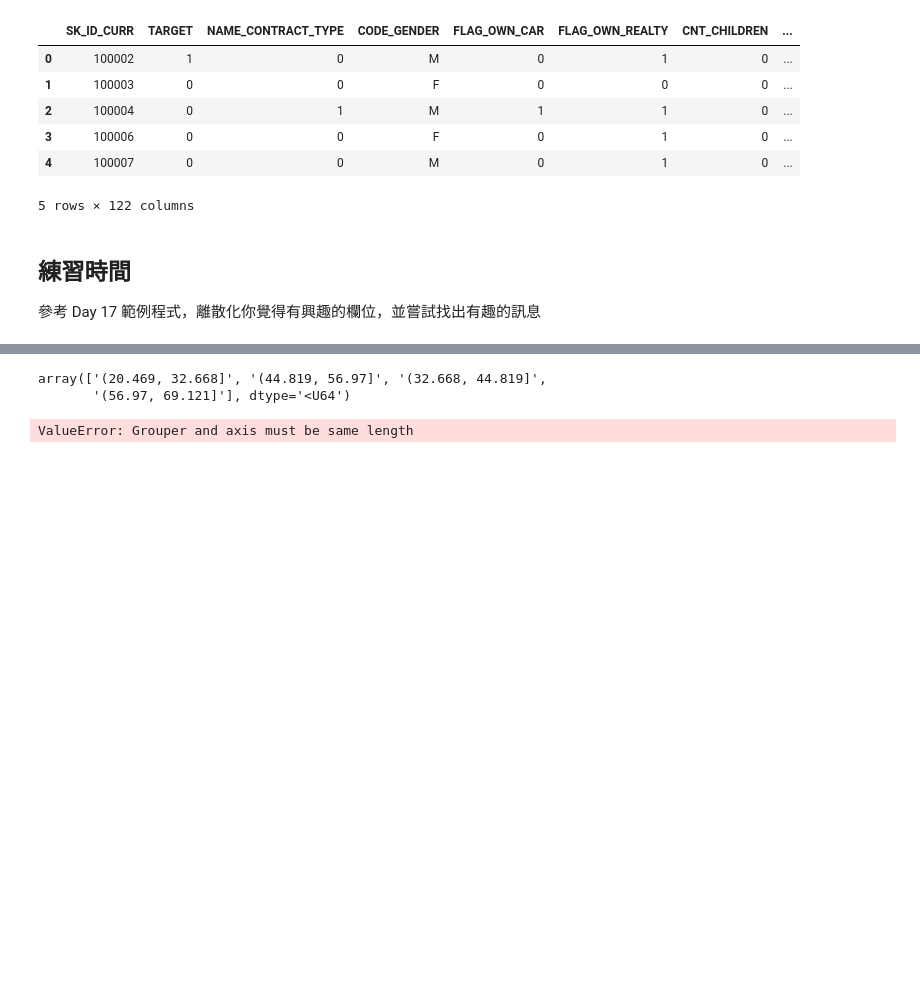
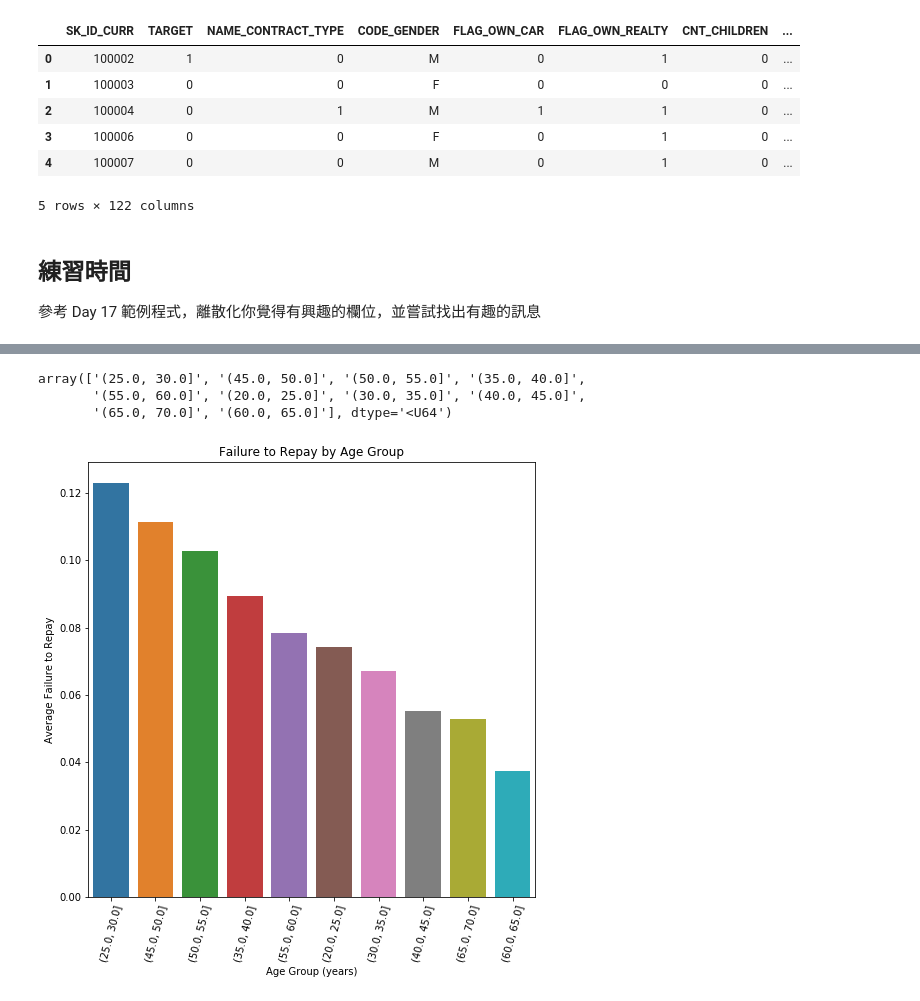
Before and after one commit to bettysmilehahaha/4th-ML100Days, a Jupyter notebook: homework/Day_018_HW.ipynb, the cells around one changed output, grey strips where cells are left out. Saved outputs shown, nothing was run; the diff lists cells and outputs as text; code cells hidden in the pictures; blank space fills up the shorter version.

```diff
--- a/homework/Day_018_HW.ipynb
+++ b/homework/Day_018_HW.ipynb
@@ -58,5 +58,3 @@ app_train['DAYS_BIRTH'] = abs(app_train['DAYS_BIRTH'])
 # %% [markdown]
 ## 練習時間
 參考 Day 17 範例程式，離散化你覺得有興趣的欄位，並嘗試找出有趣的訊息
-# %%
-app_train["equal_width_age"] = pd.cut(app_train['DAYS_BIRTH'] /365, 4)
@@ -70,0 +61,15 @@ Name: equal_width_age, dtype: int64
+# %%
+# 根據年齡分成不同組別 (年齡區間 - 還款與否)
+age_data = app_train[['TARGET', 'DAYS_BIRTH']] # subset
+age_data['YEARS_BIRTH'] = age_data['DAYS_BIRTH'] / 365 # day-age to year-age
+
+#自 20 到 70 歲，切 11 個點 (得到 10 組)
+"""
+Your Code Here
+"""
+bin_cut = np.linspace(20,70,num=11)
+age_data['YEARS_BINNED'] = pd.cut(age_data['YEARS_BIRTH'], bins = bin_cut)
+
+# 顯示不同組的數量
+print(age_data['YEARS_BINNED'].value_counts())
+age_data.head()
@@ -70,0 +104,4 @@ Name: equal_width_age, dtype: int64
+# %%
+# 計算每個年齡區間的 Target、DAYS_BIRTH與 YEARS_BIRTH 的平均值
+age_groups  = age_data.groupby('YEARS_BINNED').mean()
+age_groups
@@ -71,16 +121,18 @@ Name: equal_width_age, dtype: int64
 # %%
-app_train["equal_width_age"].values.unique().astype(str)
+age_data['YEARS_BINNED'].values.unique().astype(str)
 # %% [output]
-array(['(20.469, 32.668]', '(44.819, 56.97]', '(32.668, 44.819]',
-       '(56.97, 69.121]'], dtype='<U64')
+array(['(25.0, 30.0]', '(45.0, 50.0]', '(50.0, 55.0]', '(35.0, 40.0]',
+       '(55.0, 60.0]', '(20.0, 25.0]', '(30.0, 35.0]', '(40.0, 45.0]',
+       '(65.0, 70.0]', '(60.0, 65.0]'], dtype='<U64')
 # %%
 import seaborn as sns
-px = app_train["equal_width_age"].values.unique().astype(str)
-py = app_train['TARGET']
+plt.figure(figsize = (8, 8))
+px = age_data['YEARS_BINNED'].values.unique().astype(str)
+py = age_groups['TARGET']
 sns.barplot(px, py)
 
 # Plot labeling
-plt.xticks(rotation = 75); plt.xlabel('Age Group (years)'); plt.ylabel('Failure to Repay (%)')
+plt.xticks(rotation = 75); plt.xlabel('Age Group (years)'); plt.ylabel('Average Failure to Repay')
 plt.title('Failure to Repay by Age Group');
 # %% [output]
-ValueError: Grouper and axis must be same length
+[figure, added]
```
Also changed, not shown: parts of 3 cells of this notebook.
